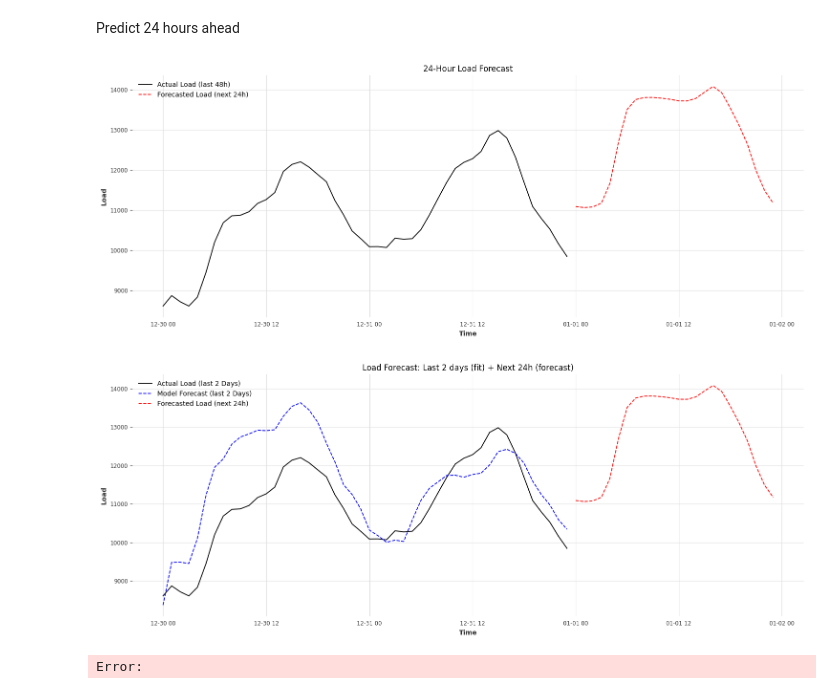
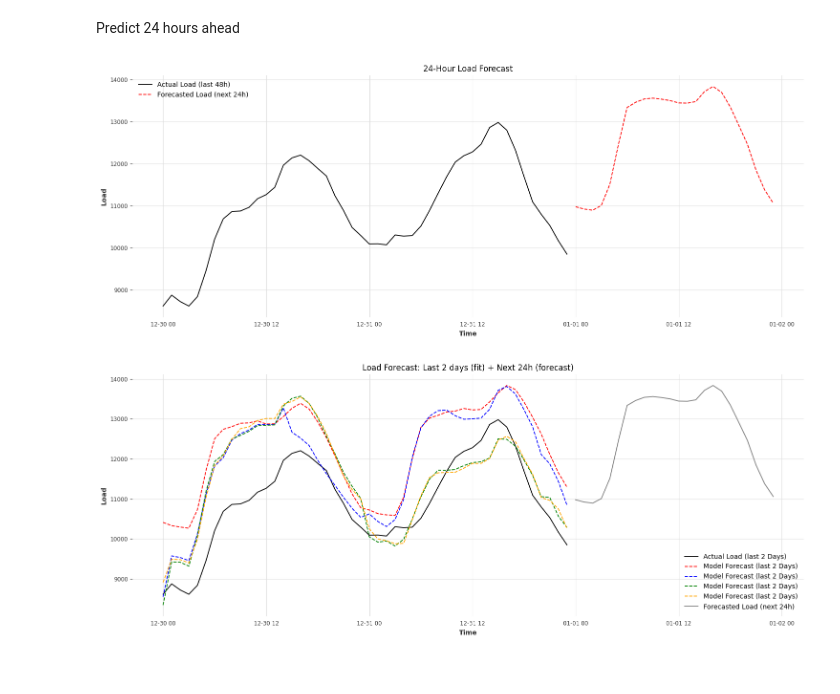
Before and after one commit to jakfar/Project, a Jupyter notebook: Preprocess dio copy.ipynb, the cells around one changed output. Cells and saved outputs as stored; diff of their text form; code cells hidden in the pictures.

```diff
--- a/Preprocess dio copy.ipynb
+++ b/Preprocess dio copy.ipynb
@@ -566,12 +642,12 @@ for step in range(24):
     }])
 
     # Step 3: Predict and store
-    y_pred_24 = best_model.predict(x_input)[0]
-    future_predictions.append((current_time, y_pred_24))
+    y1_pred_24 = best_model3.predict(x_input)[0]
+    future_predictions.append((current_time, y1_pred_24))
 
     # Step 4: Update last_known to include new prediction
     new_row = pd.DataFrame({
-        'Load': [y_pred_24],
+        'Load': [y1_pred_24],
         'Temperature': [temp],
         'Day_of_week': [day_of_week],
         'Hour_of_day': [hour],
@@ -599,37 +675,50 @@ plt.legend()
 plt.tight_layout()
 plt.show()
 # %% [output]
-[figure, old version]
+[figure, new version]
 # %%
 # 4. Predict the last 48 hours using the trained model
-X_last48 = X.iloc[-48:]
-y_last48_actual = y.iloc[-48:]
-y_last48_pred = best_model.predict(X_last48)
+X1_last48 = X1.iloc[-48:]
+X2_last48 = X2.iloc[-48:]
+X3_last48 = X3.iloc[-48:]
+X4_last48 = X4.iloc[-48:]
+
+y1_last48_actual = y1.iloc[-48:]
+y2_last48_actual = y2.iloc[-48:]
+y3_last48_actual = y3.iloc[-48:]
+y4_last48_actual = y4.iloc[-48:]
+
+y1_last48_pred = best_model1.predict(X1_last48)
+y2_last48_pred = best_model2.predict(X2_last48)
+y3_last48_pred = best_model3.predict(X3_last48)
+y4_last48_pred = best_model4.predict(X4_last48)
 
 # 5. Create final plot with all 3:
 forecast_index, forecast_values = zip(*future_predictions)
 
 plt.figure(figsize=(15, 6))
 
 # Actual Load (last 1 week)
-plt.plot(y_last48_actual.index, y_last48_actual, label='Actual Load (last 2 Days)', color='black')
+plt.plot(y1_last48_actual.index, y1_last48_actual, label='Actual Load (last 2 Days)', color='black')
 
 # Model's forecast during those same 48 hours
-plt.plot(y_last48_actual.index, y_last48_pred, label='Model Forecast (last 2 Days)', linestyle='--', color='blue')
+plt.plot(y1_last48_actual.index, y1_last48_pred, label='Model Forecast (last 2 Days)', linestyle='--', color='red')
+plt.plot(y2_last48_actual.index, y2_last48_pred, label='Model Forecast (last 2 Days)', linestyle='--', color='blue')
+plt.plot(y3_last48_actual.index, y3_last48_pred, label='Model Forecast (last 2 Days)', linestyle='--', color='green')
+plt.plot(y4_last48_actual.index, y4_last48_pred, label='Model Forecast (last 2 Days)', linestyle='--', color='orange')
 
 # 24-hour ahead forecast
-plt.plot(forecast_index, forecast_values, label='Forecasted Load (next 24h)', linestyle='--', color='red')
+plt.plot(forecast_index, forecast_values, label='Forecasted Load (next 24h)', linestyle='-', color='grey')
 
 plt.title('Load Forecast: Last 2 days (fit) + Next 24h (forecast)')
 plt.xlabel('Time')
 plt.ylabel('Load')
 plt.legend()
 plt.grid(True)
 plt.tight_layout()
 plt.show()
 # %% [output]
-[figure, old version]
+[figure, new version]
-Error:
 # %%
 # Predict on test set
 #y_last168pred = best_model.predict(x_input)
```
Also changed, not shown: parts of 4 cells of this notebook.
